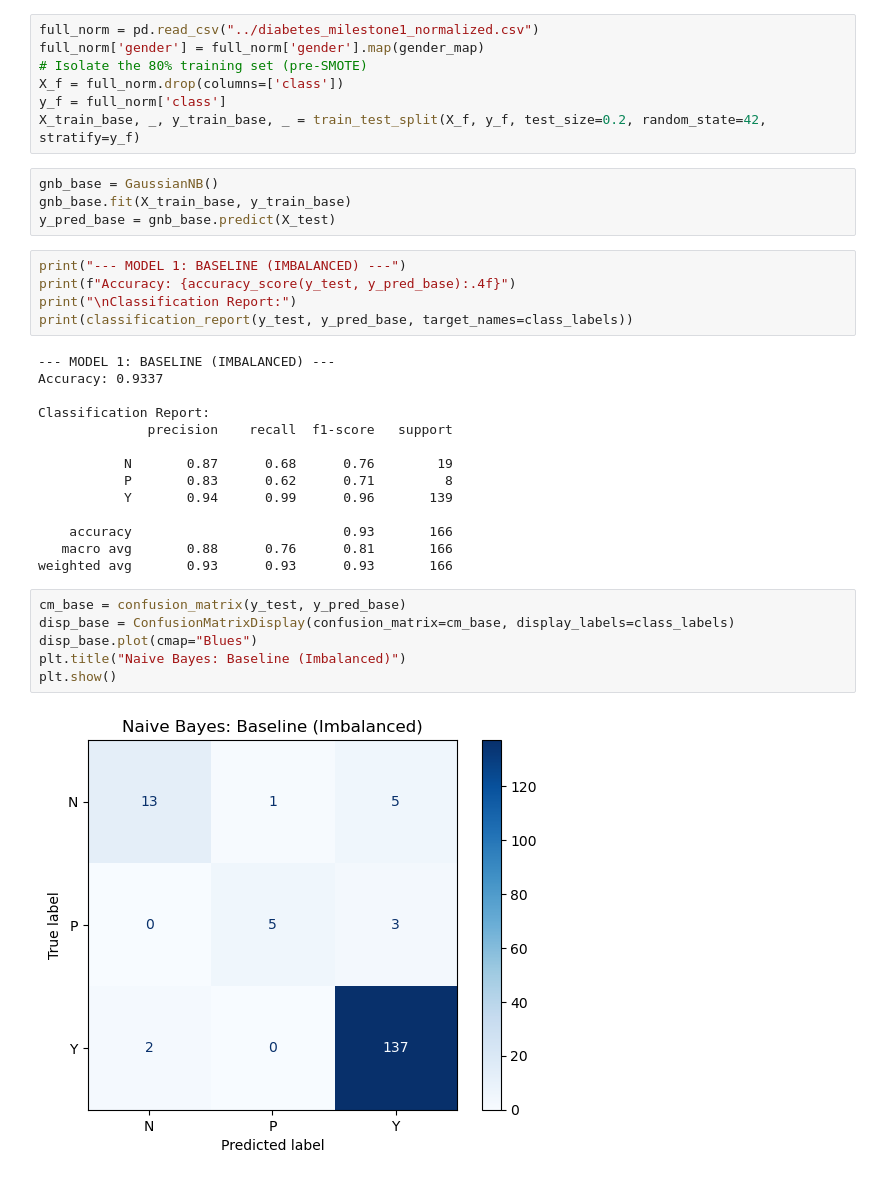
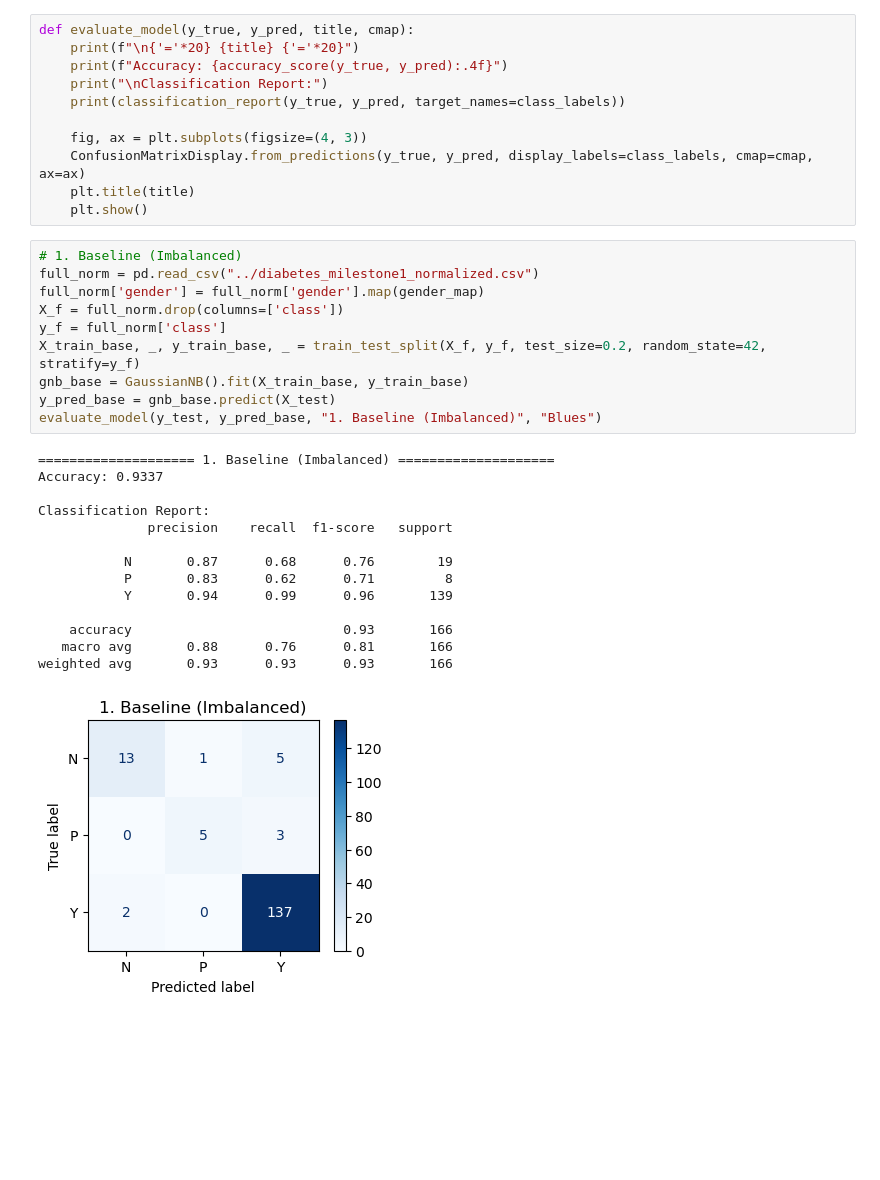
Before and after one commit to OmarH-creator/Diabetes-Prediction, a Jupyter notebook: Models/Naive_Bayes_v2.ipynb, the cells around one changed output. Drawn from its saved outputs; the diff is of its cells as text; blank space fills up the shorter version.

```diff
--- a/Models/Naive_Bayes_v2.ipynb
+++ b/Models/Naive_Bayes_v2.ipynb
@@ -19,39 +24,37 @@ Test set loaded. Shape: (166, 11)
+# %%
+def evaluate_model(y_true, y_pred, title, cmap):
+    print(f"\n{'='*20} {title} {'='*20}")
+    print(f"Accuracy: {accuracy_score(y_true, y_pred):.4f}")
+    print("\nClassification Report:")
+    print(classification_report(y_true, y_pred, target_names=class_labels))
+
+    fig, ax = plt.subplots(figsize=(4, 3))
+    ConfusionMatrixDisplay.from_predictions(y_true, y_pred, display_labels=class_labels, cmap=cmap, ax=ax)
+    plt.title(title)
+    plt.show()
 # %%
+# 1. Baseline (Imbalanced)
 full_norm = pd.read_csv("../diabetes_milestone1_normalized.csv")
 full_norm['gender'] = full_norm['gender'].map(gender_map)
-# Isolate the 80% training set (pre-SMOTE)
 X_f = full_norm.drop(columns=['class'])
 y_f = full_norm['class']
 X_train_base, _, y_train_base, _ = train_test_split(X_f, y_f, test_size=0.2, random_state=42, stratify=y_f)
+gnb_base = GaussianNB().fit(X_train_base, y_train_base)
+y_pred_base = gnb_base.predict(X_test)
+evaluate_model(y_test, y_pred_base, "1. Baseline (Imbalanced)", "Blues")
+# %% [output]
+==================== 1. Baseline (Imbalanced) ====================
+Accuracy: 0.9337
+
+Classification Report:
+              precision    recall  f1-score   support
+
+           N       0.87      0.68      0.76        19
+           P       0.83      0.62      0.71         8
+           Y       0.94      0.99      0.96       139
+
+    accuracy                           0.93       166
+   macro avg       0.88      0.76      0.81       166
+weighted avg       0.93      0.93      0.93       166
+[figure, added]
-# %%
-gnb_base = GaussianNB()
-gnb_base.fit(X_train_base, y_train_base)
-y_pred_base = gnb_base.predict(X_test)
-# %%
-print("--- MODEL 1: BASELINE (IMBALANCED) ---")
-print(f"Accuracy: {accuracy_score(y_test, y_pred_base):.4f}")
-print("\nClassification Report:")
-print(classification_report(y_test, y_pred_base, target_names=class_labels))
-# %% [output]
---- MODEL 1: BASELINE (IMBALANCED) ---
-Accuracy: 0.9337
-
-Classification Report:
-              precision    recall  f1-score   support
-
-           N       0.87      0.68      0.76        19
-           P       0.83      0.62      0.71         8
-           Y       0.94      0.99      0.96       139
-
-    accuracy                           0.93       166
-   macro avg       0.88      0.76      0.81       166
-weighted avg       0.93      0.93      0.93       166
-# %%
-cm_base = confusion_matrix(y_test, y_pred_base)
-disp_base = ConfusionMatrixDisplay(confusion_matrix=cm_base, display_labels=class_labels)
-disp_base.plot(cmap="Blues")
-plt.title("Naive Bayes: Baseline (Imbalanced)")
-plt.show()
-# %% [output]
-[figure, removed]
 # %%
```
Also changed, not shown: parts of 19 cells of this notebook.
